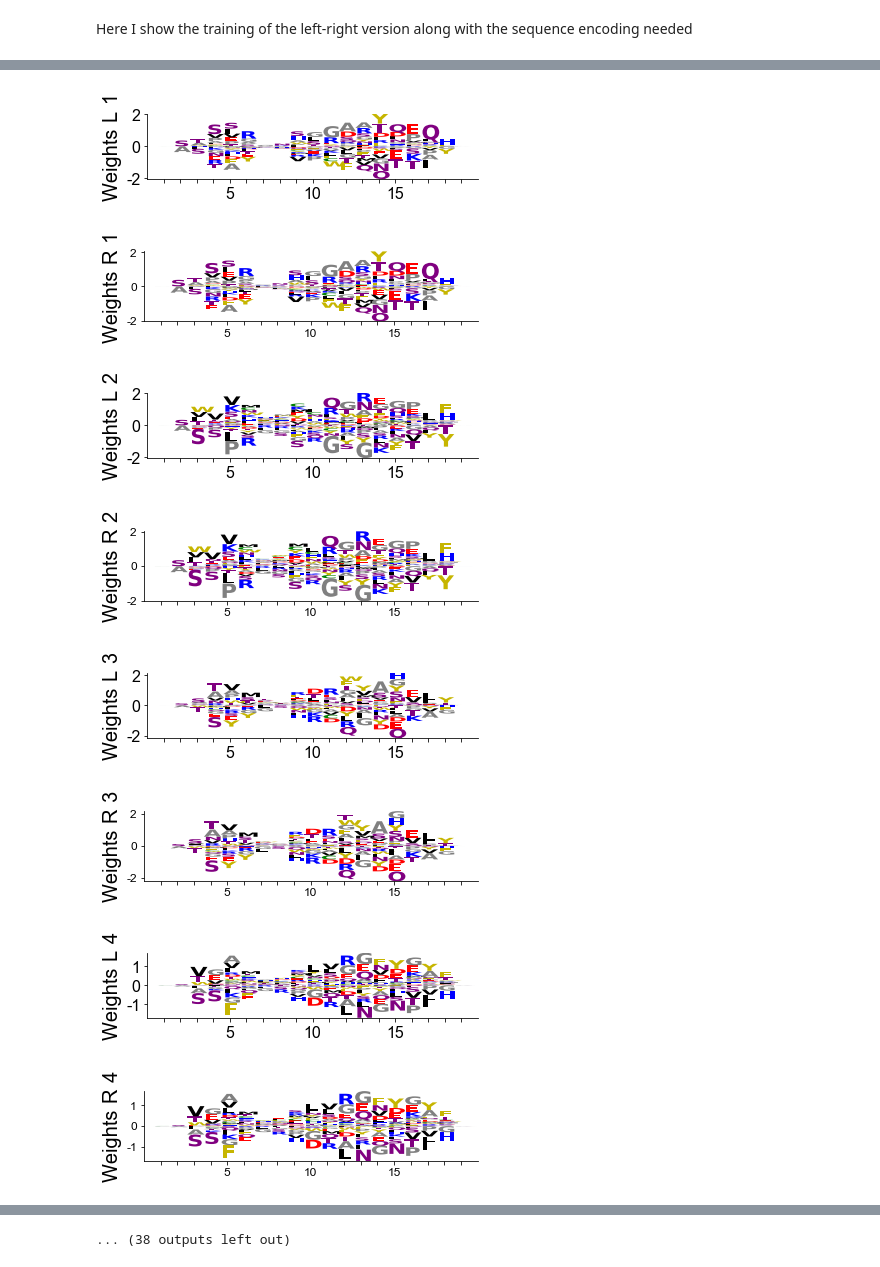
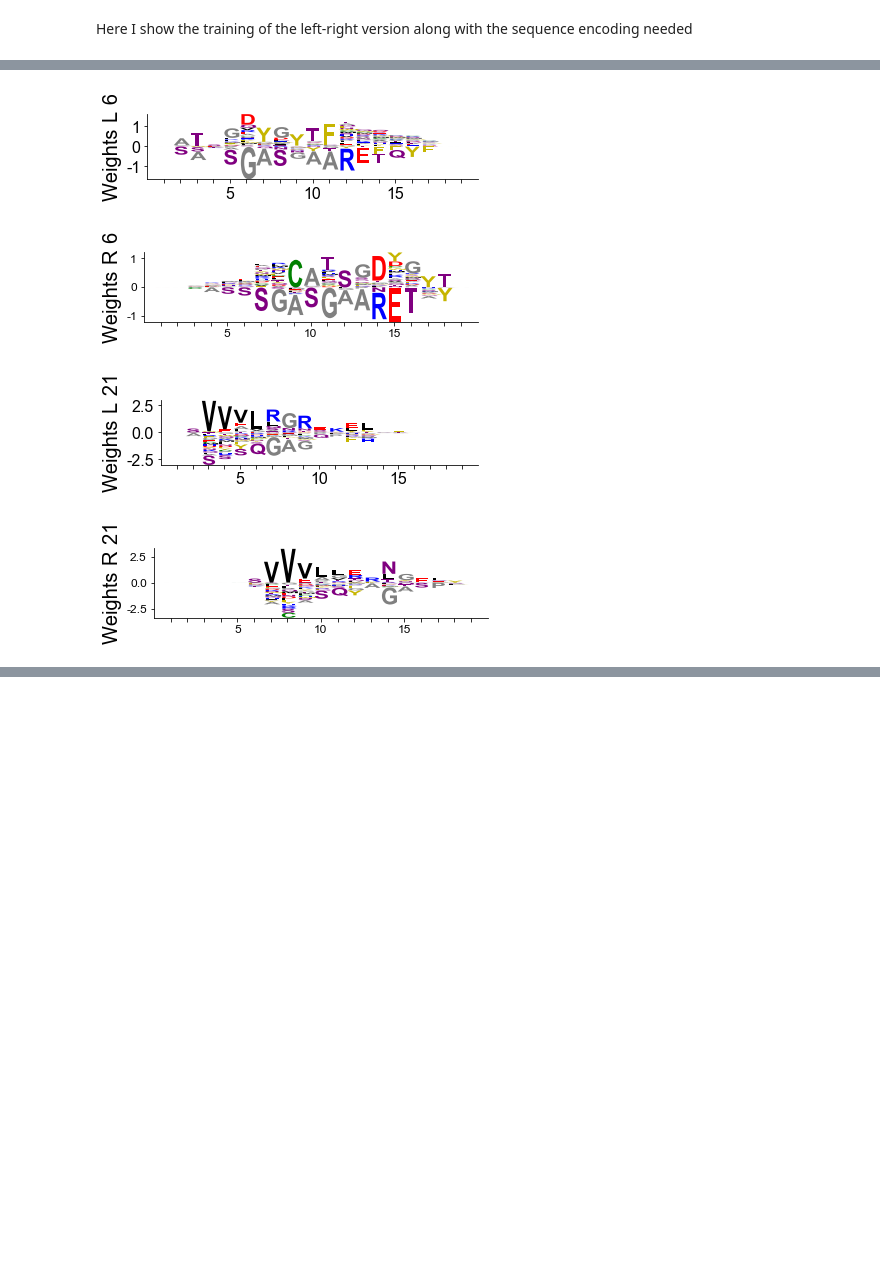
Before and after one commit to bravib/rbm_tcell, a Jupyter notebook: Example/Example_model_building.ipynb, the cells around one changed output, grey strips where cells are left out. Saved outputs shown, nothing was run; the diff lists cells and outputs as text; code cells hidden in the pictures; blank space fills up the shorter version.

```diff
--- a/Example/Example_model_building.ipynb
+++ b/Example/Example_model_building.ipynb
@@ -313,8 +360,8 @@ table_data = pd.read_csv(rootf + '/Example/' + file_name + '_aligned.tsv', sep='
 ## Same portion of code to train models for the second sample ##
 seqs = list(table_data['CDR3'])
 seqs_al = list(table_data['CDR3_gap'])
-mult_seqs_post = table_data['Count post-stimulation'].values
-mult_seqs_pre = table_data['Count pre-stimulation'].values
+mult_seqs_post = table_data[name_pos].values
+mult_seqs_pre = table_data[name_neg].values
 
 path_in = rootf  + '/Example' ## simply the folder where the CDR3 sample is saved - note it is a count-weighted dataset of aligned sequences
 
@@ -602,31 +648,44 @@ def weights_LR(RBM,max_L):
 
     return (Wzs_fin_L, Wzs_fin_R)
 # %%
-## Visualize weights from the left and from the right ##
-file_name='example_file'
+file_name = 'example_file'
+table_data = pd.read_csv(rootf + '/Example/' + file_name + '_aligned.tsv', sep='\t', low_memory=False)
+seqs = list(table_data['CDR3'])
+seqs_al = list(table_data['CDR3_gap'])
+
 filename_post = '/' + file_name + '_post.fasta'
-all_data_post = Proteins_utils.load_FASTA(path_in + filename_post,with_labels=False,remove_insertions=False, drop_duplicates=False)
+all_data_postA = Proteins_utils.load_FASTA(path_in + filename_post,with_labels=False,remove_insertions=False, drop_duplicates=False)
+filename_pre = '/' + file_name + '_pre.fasta'
+all_data_preA = Proteins_utils.load_FASTA(path_in + filename_pre,with_labels=False,remove_insertions=False, drop_duplicates=False)
+all_data_postAl = convert_letter(all_data_postA)
+all_data_preAl = convert_letter(all_data_preA)
 
-filename_pre = '/' + file_name + '_pre.fasta'
-all_data_pre = Proteins_utils.load_FASTA(path_in + filename_pre,with_labels=False,remove_insertions=False, drop_duplicates=False)
+all_data_preT = []
+for ll in all_data_preAl:
+    ii = seqs_al.index(ll)
+    all_data_preT.append(seqs[ii])
+
+all_data_postT = []
+for ll in all_data_postAl:
+    ii = seqs_al.index(ll)
+    all_data_postT.append(seqs[ii])
+
+max_L = 19 ## Reference length for the encoding - 19 is quite high, lower one (~10) is still fine
+## Here I simply change the data encoding ##
+all_data_pre = encode_LR(all_data_preT,max_L)
+all_data_post = encode_LR(all_data_postT,max_L)
 
 ## From here, I learn RBM and next manipulate the outcome ##
 n_h = 25 # Number of hidden units - hyperparameter chosen as explained in Fig. S4
 l12 = 0.1 # Regularization - hyperparameter chosen as explained in Fig. S4
+n_v = len(all_data_pre[0])
 
 # Decide the name for the output #
 namem_pre = '/' + file_name + '_model_' + str(n_h) + '_' + str(l12) + '_pre_LR.data'
 namem_post = '/' + file_name + '_model_' + str(n_h) + '_' + str(l12) + '_post_LR.data'
 
-max_L = 19
-## Here I simply change the data encoding ##
-all_data_pre = encode_LR(convert_letter(all_data_pre),max_L)
-all_data_post = encode_LR(convert_letter(all_data_post),max_L)
-
-n_v = len(all_data_pre[0])
-
 ## RBM_LR training ##
-maketraining = 1 # Variable to decide whether you want to train a new model or to load an existing one
+maketraining = 0 # Variable to decide whether you want to train a new model or to load an existing one
 
 if maketraining:
 
@@ -669,16 +718,12 @@ KeyboardInterrupt:
 # %%
 ## extract the weights from the left and the right for a RBM model (RBM_post)
 (Wzs_fin_L, Wzs_fin_R) = weights_LR(RBM_post,max_L)
 s2=16
-for h in range(hu):
+for h in [5,20]:
     fig = sequence_logo.Sequence_logo(Wzs_fin_L[h], figsize=(5.5,1.8), ylabel = r'Weights L ' + str(h+1), title=' ', ticks_every = 5,ticks_labels_size=s2)
     fig = sequence_logo.Sequence_logo(Wzs_fin_R[h],figsize=(5.5,1.8), ylabel = r'Weights R ' + str(h+1), title=' ', ticks_every = 5,ticks_labels_size=s2-2-2)
 # %% [output]
-[figure, old version]
+[figure, new version]
-[figure, old version]
+[figure, new version]
-[figure, old version]
+[figure, new version]
-[figure, old version]
+[figure, new version]
-[figure, removed]
-[figure, removed]
-[figure, removed]
-[figure, removed]
@@ -689 +729,0 @@ for h in range(hu):
-... (38 outputs left out)
```
Also changed, not shown: parts of 12 cells of this notebook, 30 other files.
